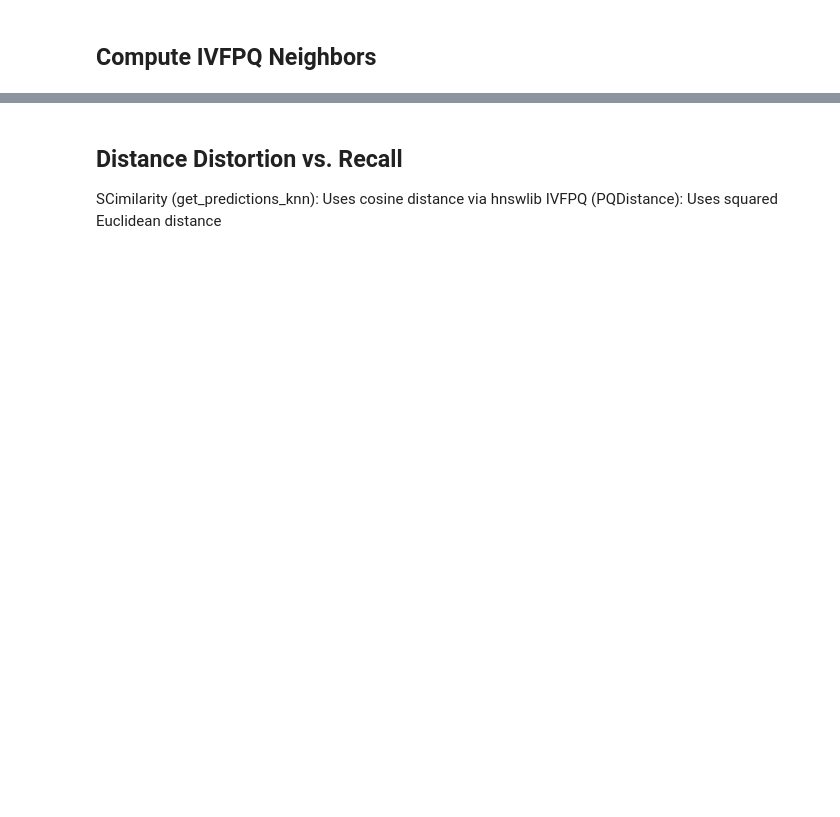
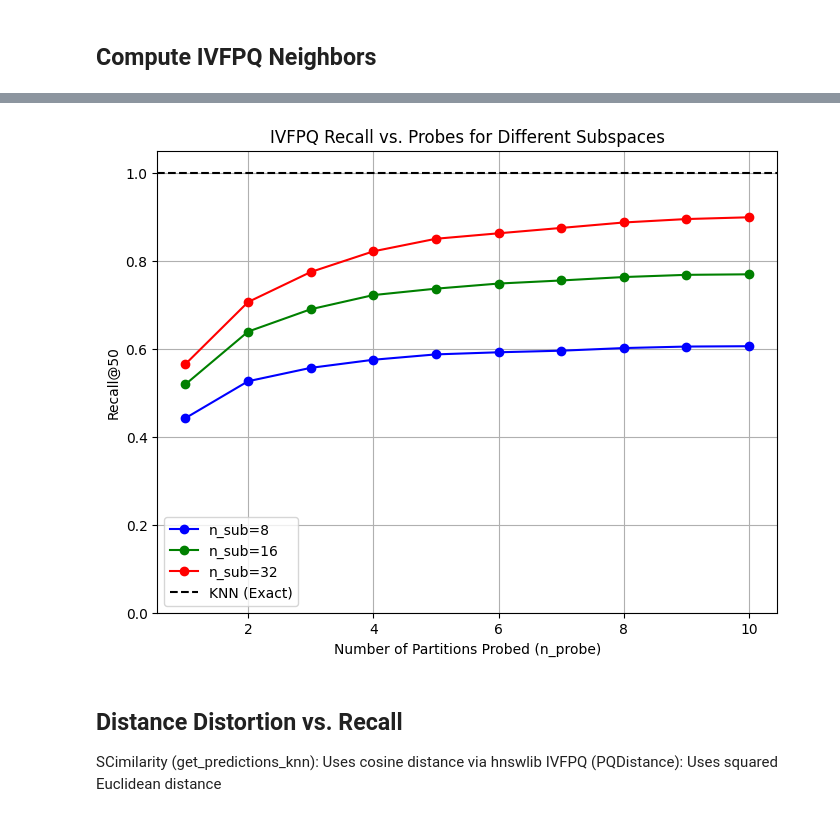
Before and after one commit to braingeneers/cytoverse, a Jupyter notebook: notebooks/concordance.ipynb, the cells around one changed output, grey strips where cells are left out. Drawn from its saved outputs; the diff is of its cells as text; code cells hidden in the pictures; blank space fills up the shorter version.

Commit message:
First figure finished: IVFPQ Recall vs. Probes for Different Subspaces

```diff
--- a/notebooks/concordance.ipynb
+++ b/notebooks/concordance.ipynb
@@ -23,18 +22,8 @@ k_neighbors = 50
 # %%
-# Load test data
-adata = anndata.read_h5ad("data/GSE136831_subsample.h5ad")
+# Load a randomly selected subset of the SCimilarity tutorial test file
+adata = anndata.read_h5ad("tests/fixtures/GSE136831_subsample_100.h5ad")
 print(f"Loaded test data shape: {adata.shape}")
+n_queries = adata.shape[0]
 
-# Subset the AnnData object
-# Using .obs_names ensures that if the AnnData object's internal
-# integer indexing changes, we still get the correct cells.
-np.random.seed(42)
-random_indices = np.random.choice(
-    # Select from obs names (more robust than indices if adata is manipulated)
-    adata.obs_names.values,
-    size=n_cells,
-    replace=False,  # Ensure unique cells
-)
-adata = adata[random_indices, :].copy()  # Use .copy() to avoid view issues
-print(f"Selected subset shape: {adata.shape}")
+k_neighbors = 50
 # %% [output]
@@ -234,3 +202,66 @@ Labels at SCimilarity indices (first 10):
+# %%
+import numpy as np
+import matplotlib.pyplot as plt
+
+
+def compute_recall(knn_idxs, ivfpq_idxs, k):
+    """
+    Compute mean recall@K: fraction of exact KNN neighbors in IVFPQ results.
+    Averages over all queries.
+    """
+    n_queries = knn_idxs.shape[0]
+    recalls = []
+    for q in range(n_queries):
+        true_set = set(knn_idxs[q])
+        approx_set = set(ivfpq_idxs[q])
+        intersection = len(true_set & approx_set)
+        recalls.append(intersection / k)
+    return np.mean(recalls)
+
+
+def plot_recall_vs_probes(knn_idxs, ivfpq_data, k_neighbors, n_subs, n_probes):
+    plt.figure(figsize=(8, 6))
+    colors = ["b", "g", "r"]  # One per n_sub
+
+    for i, n_sub in enumerate(n_subs):
+        recalls = []
+        for n_probe in n_probes:
+            key = (n_sub, n_probe)
+            if key in ivfpq_data:
+                ivfpq_idxs = ivfpq_data[key]["ivfpq_idxs"]
+                recall = compute_recall(knn_idxs, ivfpq_idxs, k_neighbors)
+                recalls.append(recall)
+            else:
+                recalls.append(np.nan)  # Skip missing data
+
+        plt.plot(n_probes, recalls, marker="o", color=colors[i], label=f"n_sub={n_sub}")
+
+    # KNN baseline
+    plt.axhline(y=1.0, color="k", linestyle="--", label="KNN (Exact)")
+
+    plt.xlabel("Number of Partitions Probed (n_probe)")
+    plt.ylabel(f"Recall@{k_neighbors}")
+    plt.title("IVFPQ Recall vs. Probes for Different Subspaces")
+    plt.legend()
+    plt.grid(True)
+    plt.ylim(0, 1.05)
+    # plt.savefig("recall_vs_probes.png")  # Or plt.show() for display
+    plt.show()
+    plt.close()
+
+
+# Example usage (replace with your data)
+# knn_idxs = np.array([...])  # Shape: [n_queries, k_neighbors]
+# ivfpq_data = {
+#     (8,1): {'ivfpq_idxs': np.array([...])},
+#     (8,2): {'ivfpq_idxs': np.array([...])},
+#     # ... for all combos
+# }
+plot_recall_vs_probes(
+    knn_idxs, ivfpq_data, k_neighbors=k_neighbors, n_subs=n_subs, n_probes=n_probes
+)
+# %% [output]
+[figure, added]
 # %% [markdown]
 ## Distance Distortion vs. Recall
 
```
Also changed, not shown: parts of 13 cells of this notebook, 1 other file.
